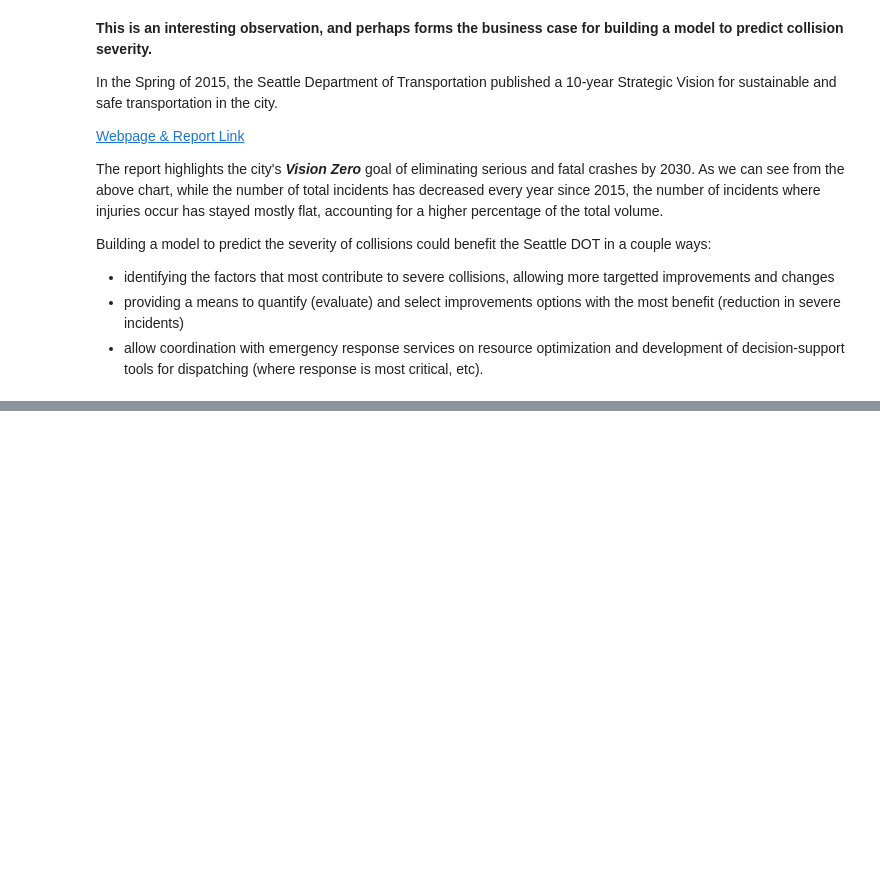
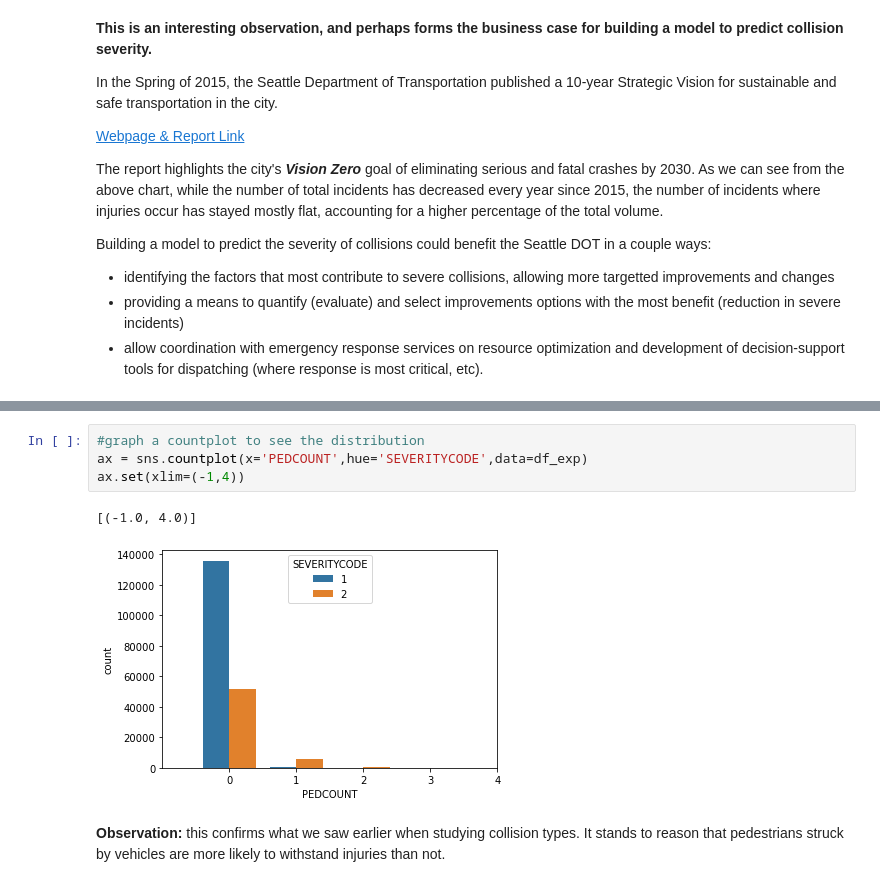
Before and after one commit to samjsteffes/Coursera_Capstone, a Jupyter notebook: capstone_sjsnb.ipynb, the cells around one changed output, grey strips where cells are left out. Cells and saved outputs as stored; diff of their text form; blank space fills up the shorter version.

```diff
--- a/capstone_sjsnb.ipynb
+++ b/capstone_sjsnb.ipynb
@@ -233,0 +376,9 @@ df_exp.head()
+# %%
+#graph a countplot to see the distribution
+ax = sns.countplot(x='PEDCOUNT',hue='SEVERITYCODE',data=df_exp)
+ax.set(xlim=(-1,4))
+# %% [output]
+[(-1.0, 4.0)]
+[figure, added]
+# %% [markdown]
+__Observation:__ this confirms what we saw earlier when studying collision types. It stands to reason that pedestrians struck by vehicles are more likely to withstand injuries than not.
```
Also changed, not shown: parts of 48 cells of this notebook, 2 other files.
